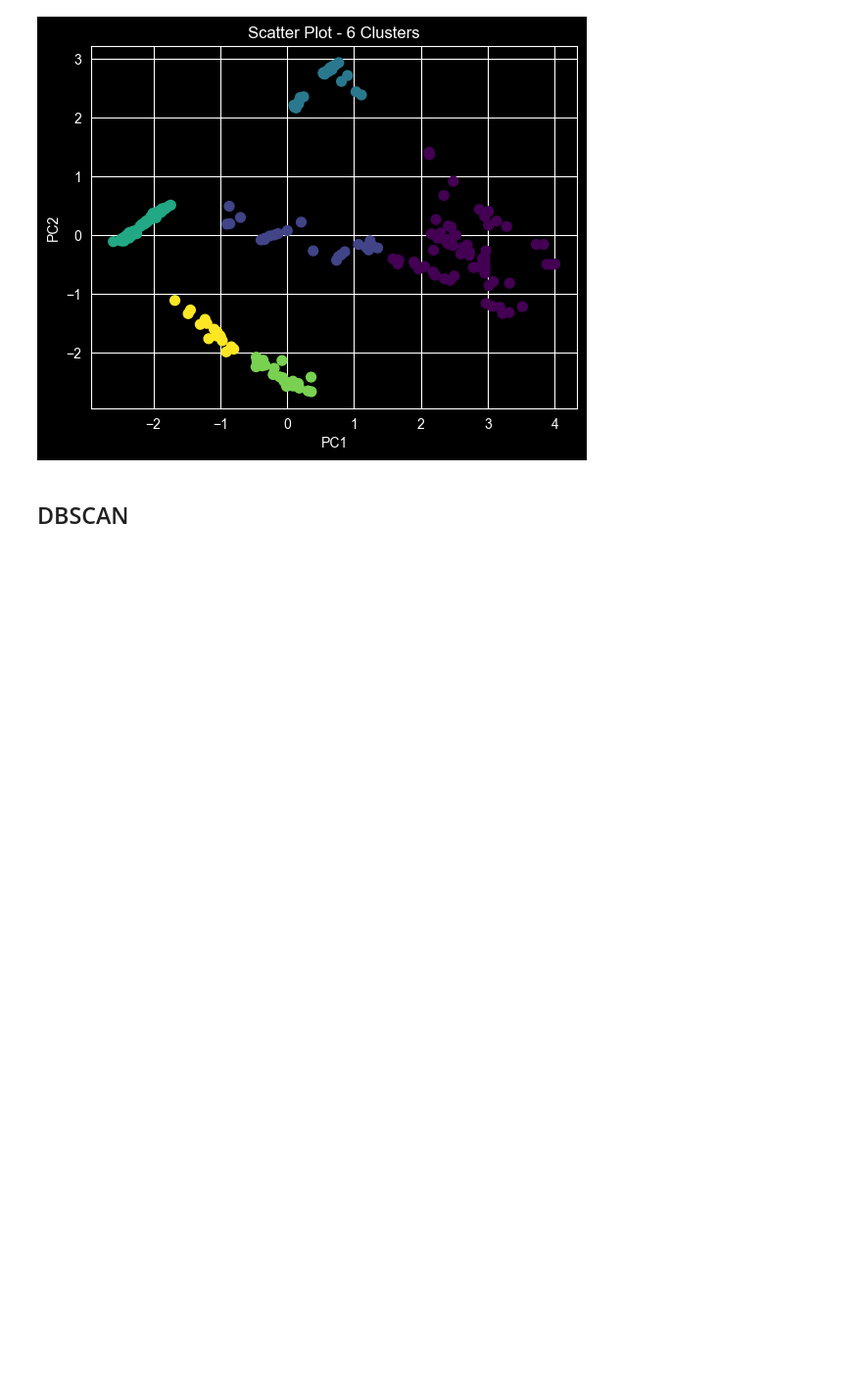
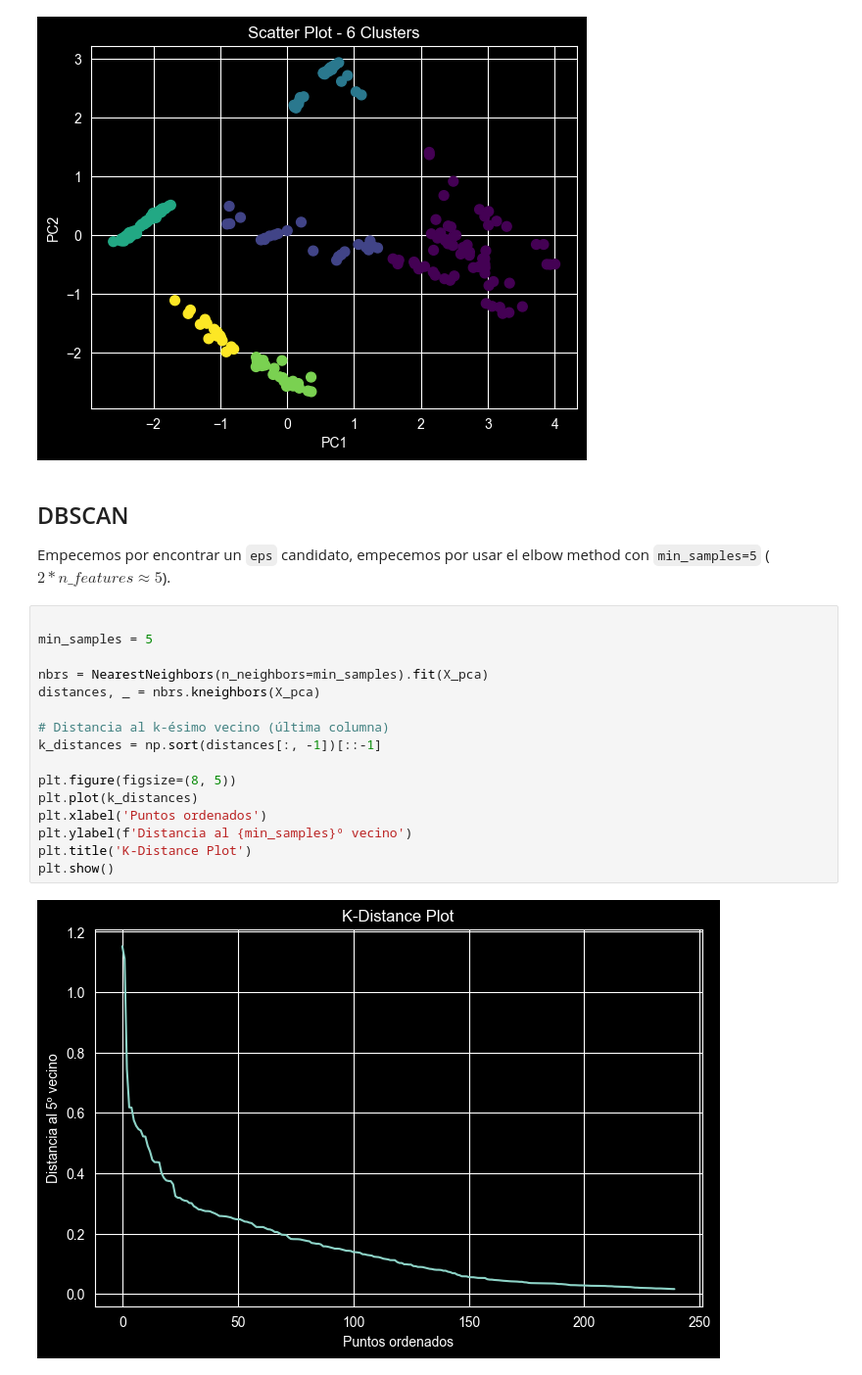
Before and after one commit to mathiasaiva/clustering_practice, a Jupyter notebook: notebooks/clustering.ipynb, the cells around one changed output. Shown at 98% size. Saved outputs shown, nothing was run; the diff lists cells and outputs as text; blank space fills up the shorter version.

```diff
--- a/notebooks/clustering.ipynb
+++ b/notebooks/clustering.ipynb
@@ -605,3 +608,23 @@ K=6 Davies-Bouldin: 0.4831
 [figure]
 # %% [markdown]
 ## DBSCAN
+
+Empecemos por encontrar un `eps` candidato, empecemos por usar el elbow method con `min_samples=5` ($2*n\_features \approx 5$).
+# %%
+
+min_samples = 5
+
+nbrs = NearestNeighbors(n_neighbors=min_samples).fit(X_pca)
+distances, _ = nbrs.kneighbors(X_pca)
+
+# Distancia al k-ésimo vecino (última columna)
+k_distances = np.sort(distances[:, -1])[::-1]
+
+plt.figure(figsize=(8, 5))
+plt.plot(k_distances)
+plt.xlabel('Puntos ordenados')
+plt.ylabel(f'Distancia al {min_samples}º vecino')
+plt.title('K-Distance Plot')
+plt.show()
+# %% [output]
+[figure, added]
```
Also changed, not shown: parts of 9 cells of this notebook.
